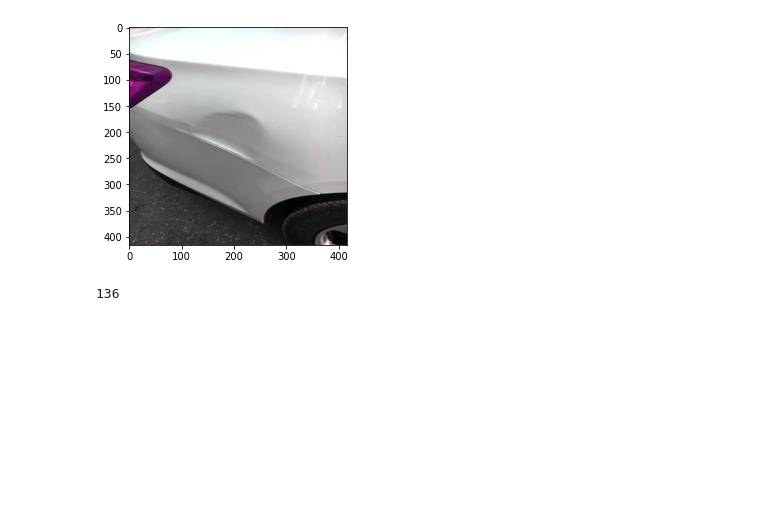
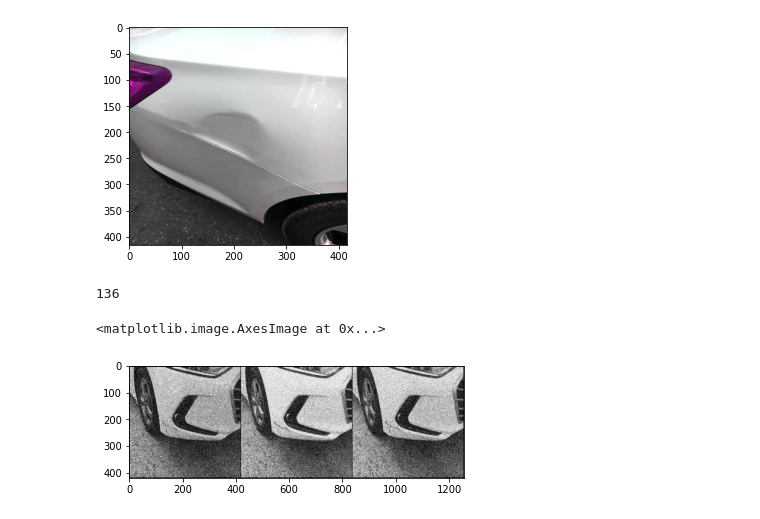
Before and after one commit to ylkim1947/Car-damage-detection-Portfolio-, a Jupyter notebook: Adding noise for image preprocessing.ipynb, the cells around one changed output. Cells and saved outputs as stored; diff of their text form; code cells hidden in the pictures; blank space fills up the shorter version.

```diff
--- a/Adding noise for image preprocessing.ipynb
+++ b/Adding noise for image preprocessing.ipynb
@@ -156,6 +156,14 @@ def gaussian_noise():
         #break
 # %%
 gaussian_noise()
+# %%
+img_list_gaus = glob( f"{dataset_path}/test/images_gaus/" +'/*.jpg')
+# Original 이미지
+img_g = image.imread(img_list_gaus[1])
+plt.imshow(img_g)
+# %% [output]
+<matplotlib.image.AxesImage at 0x...>
+[figure, added]
 # %%
 def salt_pepper_noise():
     for num,data in enumerate(trainloader):
```
Also changed, not shown: parts of 1 cell of this notebook.
